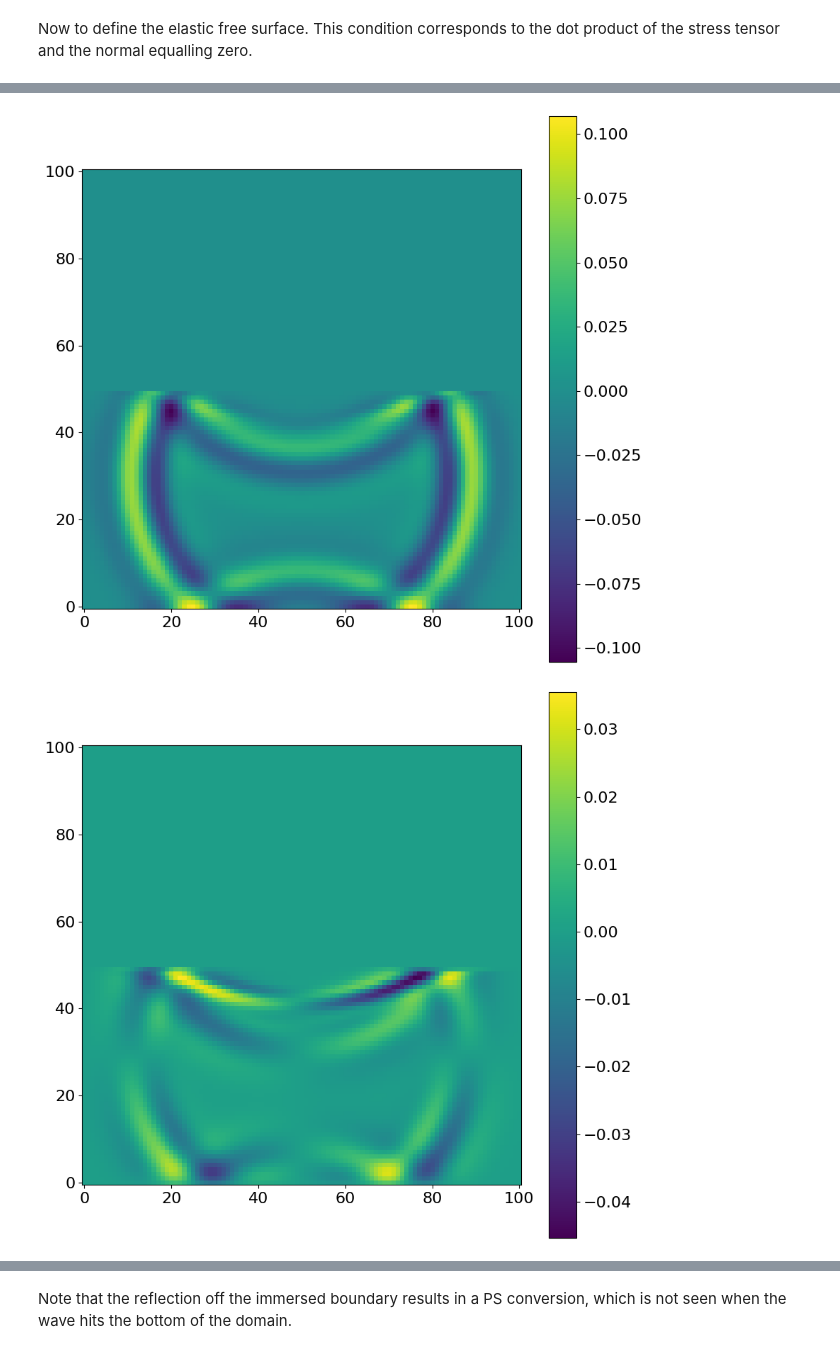
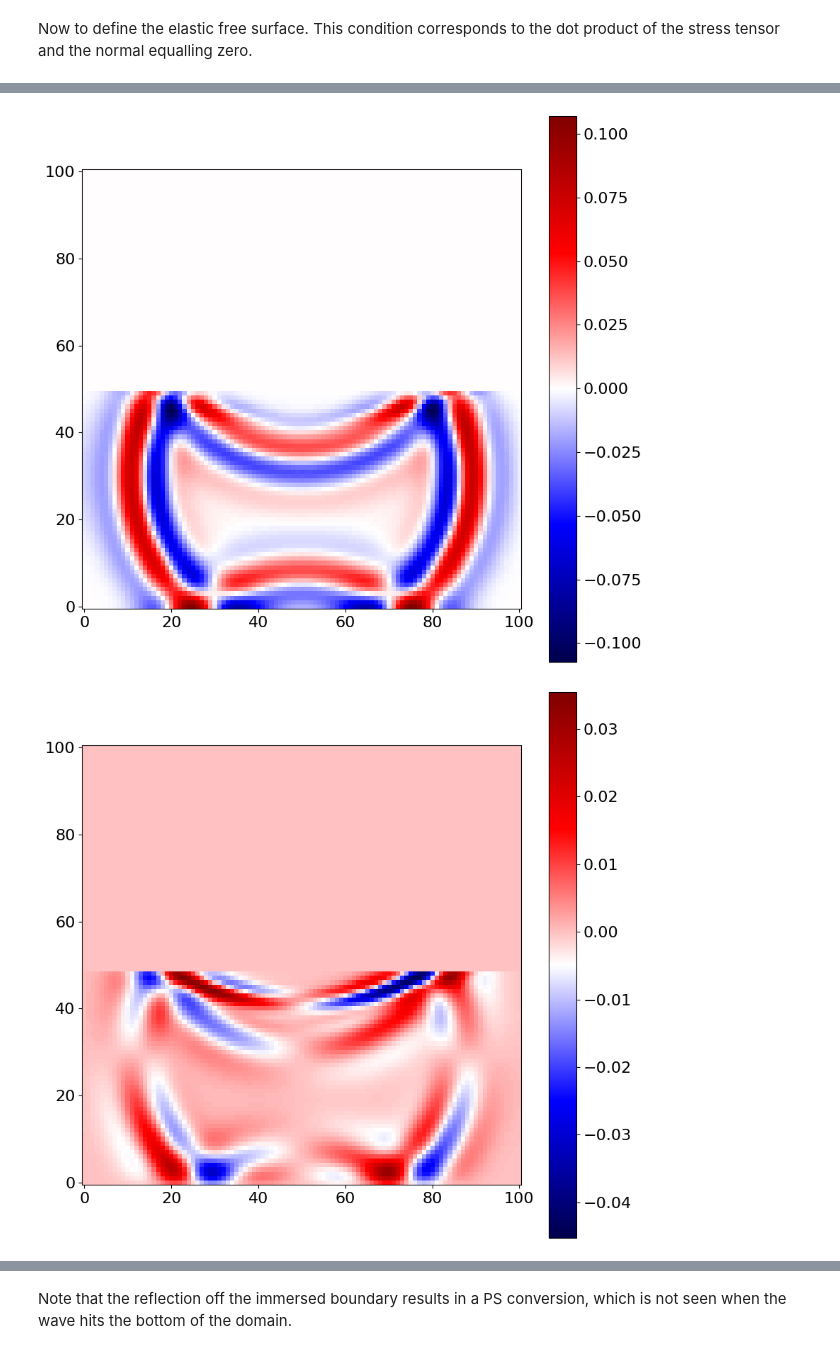
Before and after one commit to devitocodes/schism, a Jupyter notebook: examples/12_elastic_flat_surface.ipynb, the cells around one changed output, grey strips where cells are left out. Cells and saved outputs as stored; diff of their text form; code cells hidden in the pictures.

```diff
--- a/examples/12_elastic_flat_surface.ipynb
+++ b/examples/12_elastic_flat_surface.ipynb
@@ -212,16 +212,16 @@ PerformanceSummary([(PerfKey(name='section0', rank=None),
 # %%
 plt.figure(figsize=(10, 10))
-plt.imshow(tau[0, 0].data[1].T, origin='lower')
+plt.imshow(tau[0, 0].data[1].T, origin='lower', cmap='seismic')
 plt.colorbar()
 plt.show()
 # %% [output]
-[figure, old version]
+[figure, new version]
 # %%
 plt.figure(figsize=(10, 10))
-plt.imshow(tau[0, 1].data[1].T, origin='lower')
+plt.imshow(tau[0, 1].data[1].T, origin='lower', cmap='seismic')
 plt.colorbar()
 plt.show()
 # %% [output]
-[figure, old version]
+[figure, new version]
 # %%
 plt.figure(figsize=(10, 10))
```
Also changed, not shown: parts of 11 cells of this notebook, 18 other files.
